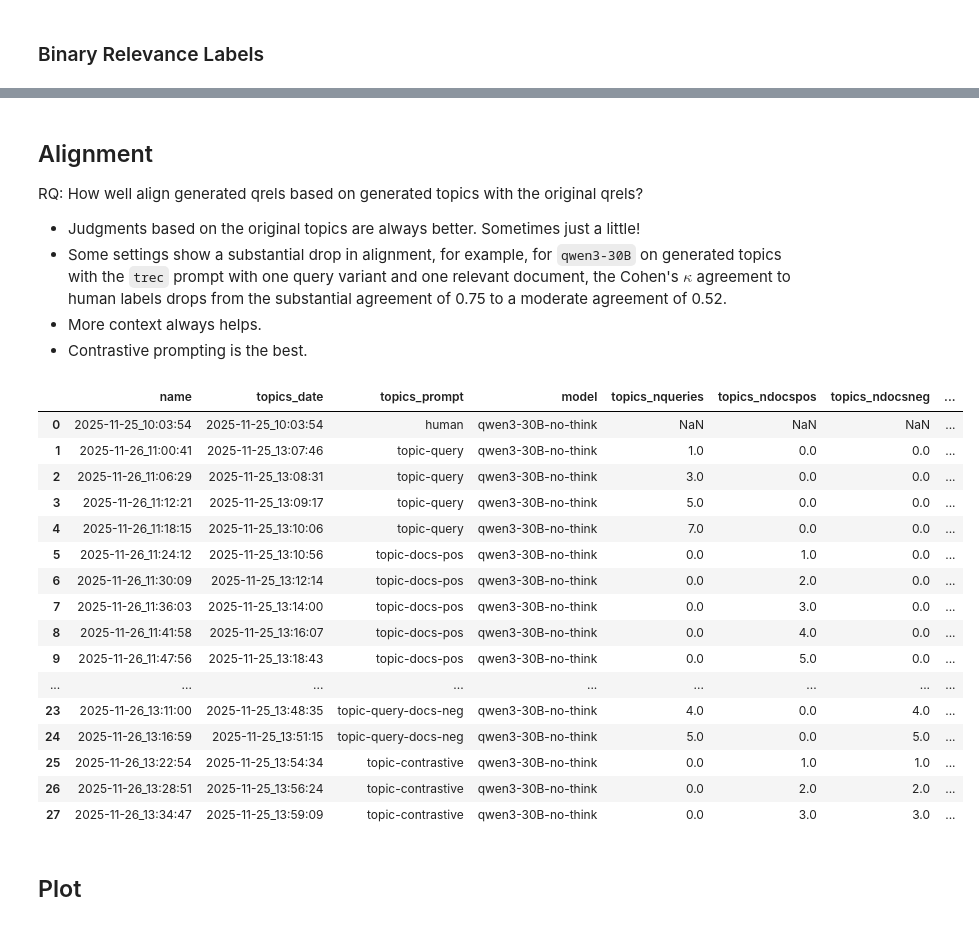
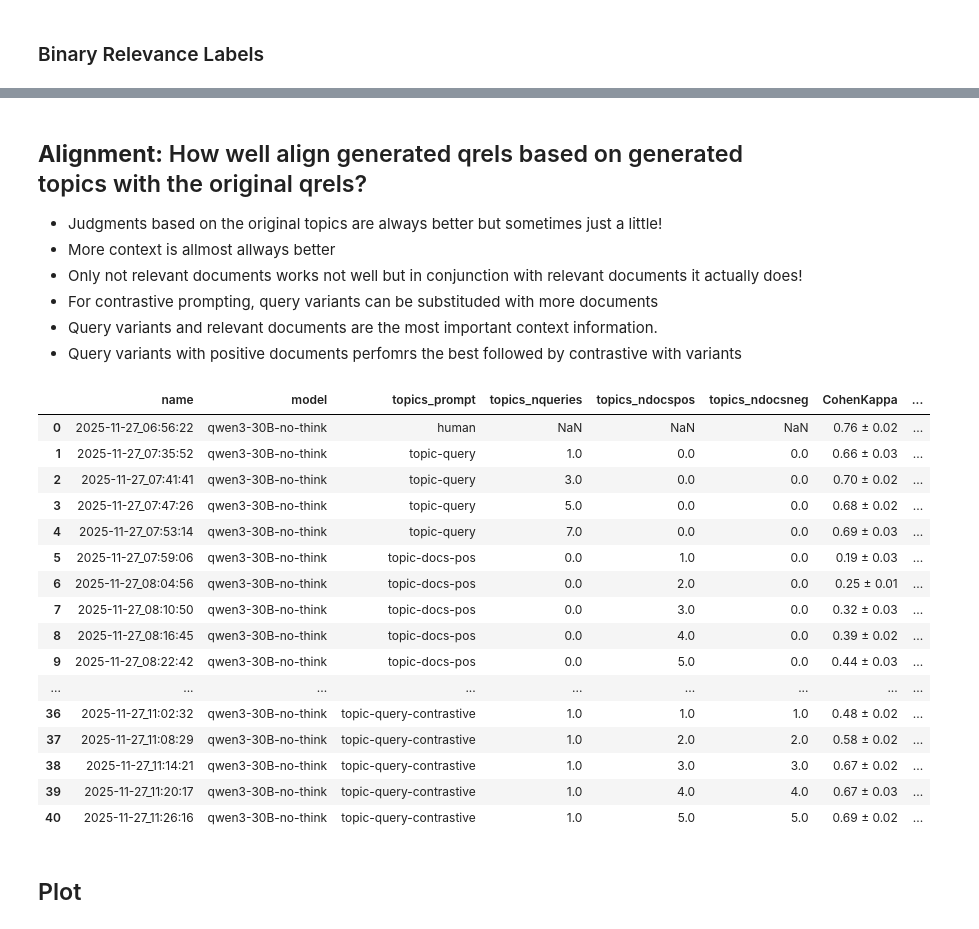
Before and after one commit to irgroup/SIGIR26-Synthesized-Information-Needs, a Jupyter notebook: notebooks/evaluate-alignment.ipynb, the cells around one changed output, grey strips where cells are left out. Cells and saved outputs as stored; diff of their text form; code cells hidden in the pictures.

```diff
--- a/notebooks/evaluate-alignment.ipynb
+++ b/notebooks/evaluate-alignment.ipynb
@@ -51,49 +49,50 @@ df["score"] = df.apply(format_score, axis=1)
 df = df.pivot(index="name", columns="measure", values="score").reset_index()
 df = df.merge(metadata, left_on="name", right_on="date")
 # %% [markdown]
-## Alignment
-RQ: How well align generated qrels based on generated topics with the original qrels?
+## **Alignment:** How well align generated qrels based on generated topics with the original qrels?
 
-- Judgments based on the original topics are always better. Sometimes just a little!
-- Some settings show a substantial drop in alignment, for example, for `qwen3-30B` on generated topics with the `trec` prompt with one query variant and one relevant document, the Cohen's $\kappa$ agreement to human labels drops from the substantial agreement of 0.75 to a moderate agreement of 0.52.
-- More context always helps.
-- Contrastive prompting is the best.
+- Judgments based on the original topics are always better but sometimes just a little!
+- More context is allmost allways better
+- Only not relevant documents works not well but in conjunction with relevant documents it actually does!
+- For contrastive prompting, query variants can be substituded with more documents
+- Query variants and relevant documents are the most important context information.
+- Query variants with positive documents perfomrs the best followed by contrastive with variants
 # %%
 model = "qwen3-30B-no-think"  # df["model"]
 prompt_sorter = [
     "human",
     "topic-query",
     "topic-docs-pos",
     "topic-docs-neg",
     "topic-query-docs-pos",
     "topic-query-docs-neg",
     "topic-contrastive",
     "topic-query-contrastive"
 ]
 df["topics_prompt"] = pd.Categorical(df["topics_prompt"], prompt_sorter)
 
 df[(df["prompt"] == "-DNA-zero-shot") & \
     #   (df["model"] == model) &
    ((df["model"] == df["topics_model"]) | (df["topics_model"] == "human"))] \
-    .sort_values(by=["model", "topics_prompt"], ascending=[True, True])[["name", "topics_date", "topics_prompt", "model", "topics_nqueries", "topics_ndocspos", "topics_ndocsneg", "CohenKappa", "MeanAverageError", "AreaUnderReceiver"]]
+    .sort_values(by=["model", "topics_prompt"], ascending=[True, True])[["name", "model", "topics_prompt", "topics_nqueries", "topics_ndocspos", "topics_ndocsneg", "CohenKappa", "MeanAverageError", "AreaUnderReceiver"]]
 # %% [output]
-|  | name | topics_date | topics_prompt | model | topics_nqueries | topics_ndocspos | topics_ndocsneg | ... |
-| 0 | 2025-11-25_10:03:54 | 2025-11-25_10:03:54 | human | qwen3-30B-no-think | NaN | NaN | NaN | ... |
-| 1 | 2025-11-26_11:00:41 | 2025-11-25_13:07:46 | topic-query | qwen3-30B-no-think | 1.0 | 0.0 | 0.0 | ... |
-| 2 | 2025-11-26_11:06:29 | 2025-11-25_13:08:31 | topic-query | qwen3-30B-no-think | 3.0 | 0.0 | 0.0 | ... |
-| 3 | 2025-11-26_11:12:21 | 2025-11-25_13:09:17 | topic-query | qwen3-30B-no-think | 5.0 | 0.0 | 0.0 | ... |
-| 4 | 2025-11-26_11:18:15 | 2025-11-25_13:10:06 | topic-query | qwen3-30B-no-think | 7.0 | 0.0 | 0.0 | ... |
-| 5 | 2025-11-26_11:24:12 | 2025-11-25_13:10:56 | topic-docs-pos | qwen3-30B-no-think | 0.0 | 1.0 | 0.0 | ... |
-| 6 | 2025-11-26_11:30:09 | 2025-11-25_13:12:14 | topic-docs-pos | qwen3-30B-no-think | 0.0 | 2.0 | 0.0 | ... |
-| 7 | 2025-11-26_11:36:03 | 2025-11-25_13:14:00 | topic-docs-pos | qwen3-30B-no-think | 0.0 | 3.0 | 0.0 | ... |
-| 8 | 2025-11-26_11:41:58 | 2025-11-25_13:16:07 | topic-docs-pos | qwen3-30B-no-think | 0.0 | 4.0 | 0.0 | ... |
-| 9 | 2025-11-26_11:47:56 | 2025-11-25_13:18:43 | topic-docs-pos | qwen3-30B-no-think | 0.0 | 5.0 | 0.0 | ... |
+|  | name | model | topics_prompt | topics_nqueries | topics_ndocspos | topics_ndocsneg | CohenKappa | ... |
+| 0 | 2025-11-27_06:56:22 | qwen3-30B-no-think | human | NaN | NaN | NaN | 0.76 ± 0.02 | ... |
+| 1 | 2025-11-27_07:35:52 | qwen3-30B-no-think | topic-query | 1.0 | 0.0 | 0.0 | 0.66 ± 0.03 | ... |
+| 2 | 2025-11-27_07:41:41 | qwen3-30B-no-think | topic-query | 3.0 | 0.0 | 0.0 | 0.70 ± 0.02 | ... |
+| 3 | 2025-11-27_07:47:26 | qwen3-30B-no-think | topic-query | 5.0 | 0.0 | 0.0 | 0.68 ± 0.02 | ... |
+| 4 | 2025-11-27_07:53:14 | qwen3-30B-no-think | topic-query | 7.0 | 0.0 | 0.0 | 0.69 ± 0.03 | ... |
+| 5 | 2025-11-27_07:59:06 | qwen3-30B-no-think | topic-docs-pos | 0.0 | 1.0 | 0.0 | 0.19 ± 0.03 | ... |
+| 6 | 2025-11-27_08:04:56 | qwen3-30B-no-think | topic-docs-pos | 0.0 | 2.0 | 0.0 | 0.25 ± 0.01 | ... |
+| 7 | 2025-11-27_08:10:50 | qwen3-30B-no-think | topic-docs-pos | 0.0 | 3.0 | 0.0 | 0.32 ± 0.03 | ... |
+| 8 | 2025-11-27_08:16:45 | qwen3-30B-no-think | topic-docs-pos | 0.0 | 4.0 | 0.0 | 0.39 ± 0.02 | ... |
+| 9 | 2025-11-27_08:22:42 | qwen3-30B-no-think | topic-docs-pos | 0.0 | 5.0 | 0.0 | 0.44 ± 0.03 | ... |
 | ... | ... | ... | ... | ... | ... | ... | ... | ... |
-| 23 | 2025-11-26_13:11:00 | 2025-11-25_13:48:35 | topic-query-docs-neg | qwen3-30B-no-think | 4.0 | 0.0 | 4.0 | ... |
-| 24 | 2025-11-26_13:16:59 | 2025-11-25_13:51:15 | topic-query-docs-neg | qwen3-30B-no-think | 5.0 | 0.0 | 5.0 | ... |
-| 25 | 2025-11-26_13:22:54 | 2025-11-25_13:54:34 | topic-contrastive | qwen3-30B-no-think | 0.0 | 1.0 | 1.0 | ... |
-| 26 | 2025-11-26_13:28:51 | 2025-11-25_13:56:24 | topic-contrastive | qwen3-30B-no-think | 0.0 | 2.0 | 2.0 | ... |
-| 27 | 2025-11-26_13:34:47 | 2025-11-25_13:59:09 | topic-contrastive | qwen3-30B-no-think | 0.0 | 3.0 | 3.0 | ... |
+| 36 | 2025-11-27_11:02:32 | qwen3-30B-no-think | topic-query-contrastive | 1.0 | 1.0 | 1.0 | 0.48 ± 0.02 | ... |
+| 37 | 2025-11-27_11:08:29 | qwen3-30B-no-think | topic-query-contrastive | 1.0 | 2.0 | 2.0 | 0.58 ± 0.02 | ... |
+| 38 | 2025-11-27_11:14:21 | qwen3-30B-no-think | topic-query-contrastive | 1.0 | 3.0 | 3.0 | 0.67 ± 0.02 | ... |
+| 39 | 2025-11-27_11:20:17 | qwen3-30B-no-think | topic-query-contrastive | 1.0 | 4.0 | 4.0 | 0.67 ± 0.03 | ... |
+| 40 | 2025-11-27_11:26:16 | qwen3-30B-no-think | topic-query-contrastive | 1.0 | 5.0 | 5.0 | 0.69 ± 0.02 | ... |
 # %% [markdown]
 ## Plot
 # %%
```
Also changed, not shown: parts of 14 cells of this notebook, 12 other files.
